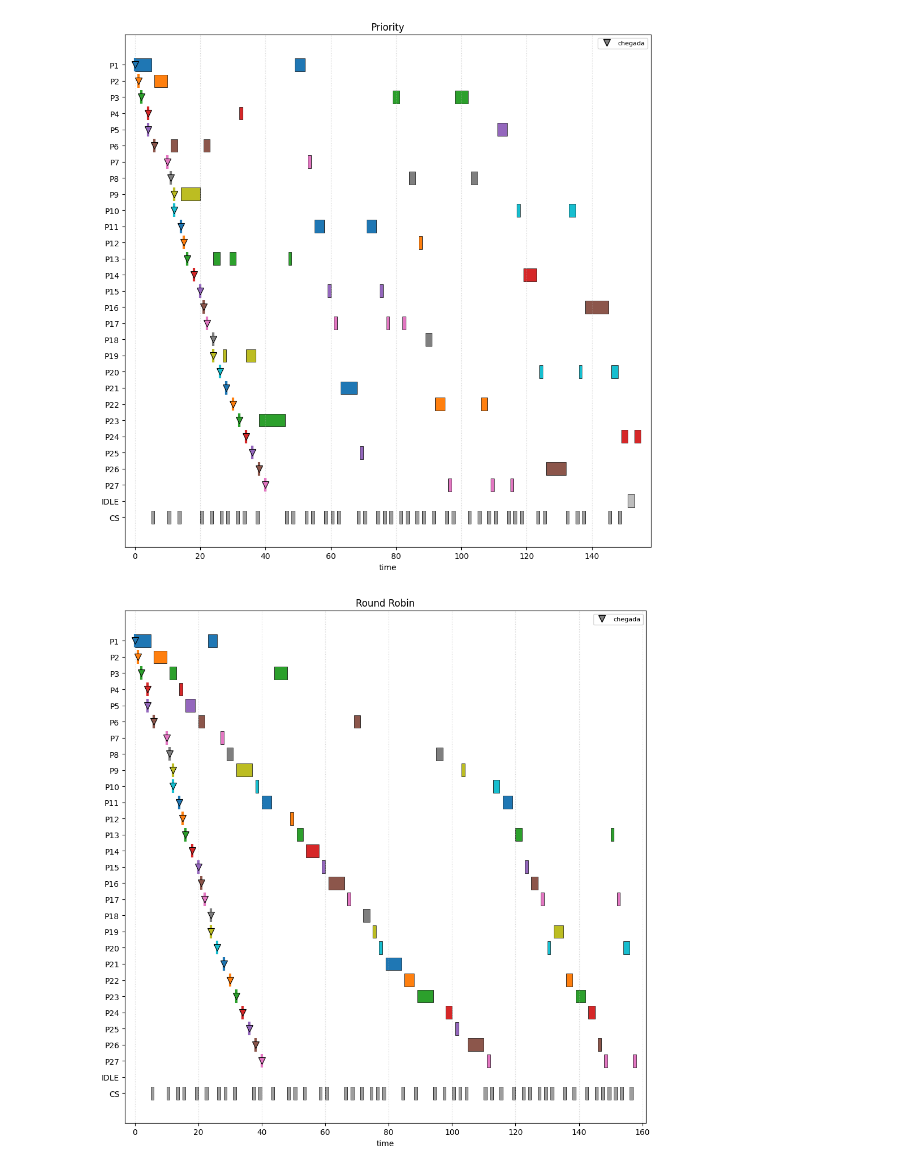
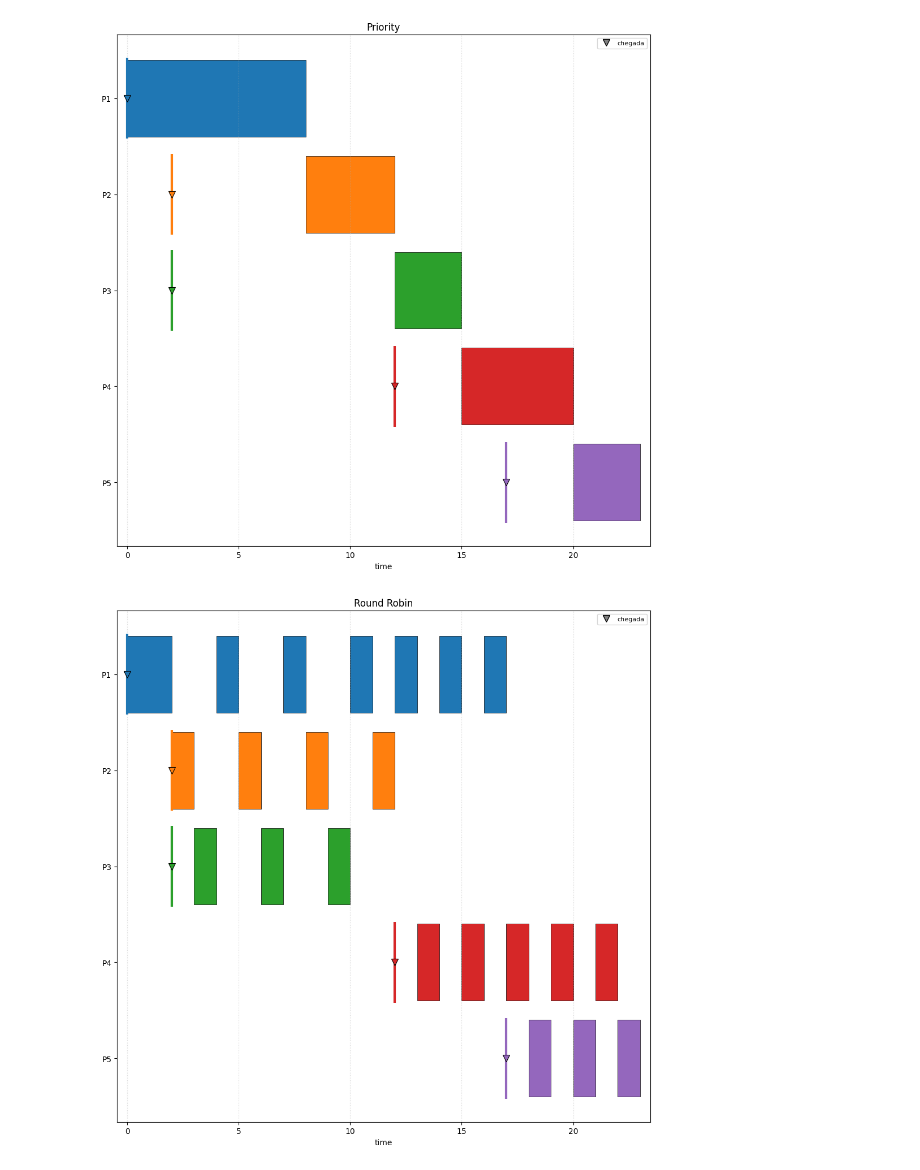
Before and after one commit to oliveirasWell/so-2026-01-ufms, a Jupyter notebook: trab-1/notebook.ipynb, the cells around one changed output. Drawn from its saved outputs; the diff is of its cells as text; code cells hidden in the pictures.

```diff
--- a/trab-1/notebook.ipynb
+++ b/trab-1/notebook.ipynb
@@ -10,12 +18,11 @@ import matplotlib.pyplot as plt
 
 sys.path.insert(0, str(Path.cwd()))
 
+from models.process.workload import Workload
 from shared.constants import COMPARISON_METRICS
 from shared.evaluation import pick_winners
 from shared.runner import run_simulation
 from shared.parser import parse_input
 from shared.plots import plot_gantt, plot_metric_bars
-from shared.reporter import print_comparison
-
-workload = parse_input("inputs/workload.json")
-workload
+from shared.reporter import aggregate_reports
+from shared.reporter import print_comparison as print_comparison_shared
@@ -24,6 +29,13 @@ Workload(processes=(Process(pid='P1', arrival=0, priority=2, bursts=(5, 3, 3)),
 # %%
-results, gantts, reports = run_simulation(workload)
+def run_simulation_notebook(path):
+    workload = parse_input(path)
+
+    results, gantts, reports = run_simulation(workload)
+
+    print_comparison_shared(reports, pick_winners(reports))
+
+    return results, gantts, reports
 # %%
-print_comparison(reports, pick_winners(reports))
+results, gantts, reports = run_simulation_notebook("inputs/workload_simple.json")
 # %% [output]
 Comparison
@@ -40,10 +51,19 @@ Winner per metric
   avg_waiting: SJF (preemptive)
   avg_response: Round Robin
   cpu_utilization: FCFS
+# %%
+def print_comparison(results, gantts, reports):
+    for result, gantt in zip(results, gantts):
+        fig, ax = plt.subplots(figsize=(10, 10))
+        plot_gantt(result, ax=ax, gantt=gantt)
+        fig.tight_layout()
+        plt.show()
+
+    for metric in COMPARISON_METRICS:
+        fig, ax = plt.subplots(figsize=(8, 4))
+        plot_metric_bars(reports, metric, ax=ax)
+        fig.tight_layout()
+        plt.show()
 # %%
-for result, gantt in zip(results, gantts):
-    fig, ax = plt.subplots(figsize=(10, 10))
-    plot_gantt(result, ax=ax, gantt=gantt)
-    fig.tight_layout()
-    plt.show()
+print_comparison(results, gantts, reports)
 # %% [output]
@@ -53,2 +73,2 @@ for result, gantt in zip(results, gantts):
-[figure, old version]
+[figure, new version]
-[figure, old version]
+[figure, new version]
```
Also changed, not shown: parts of 12 cells of this notebook, 27 other files.
